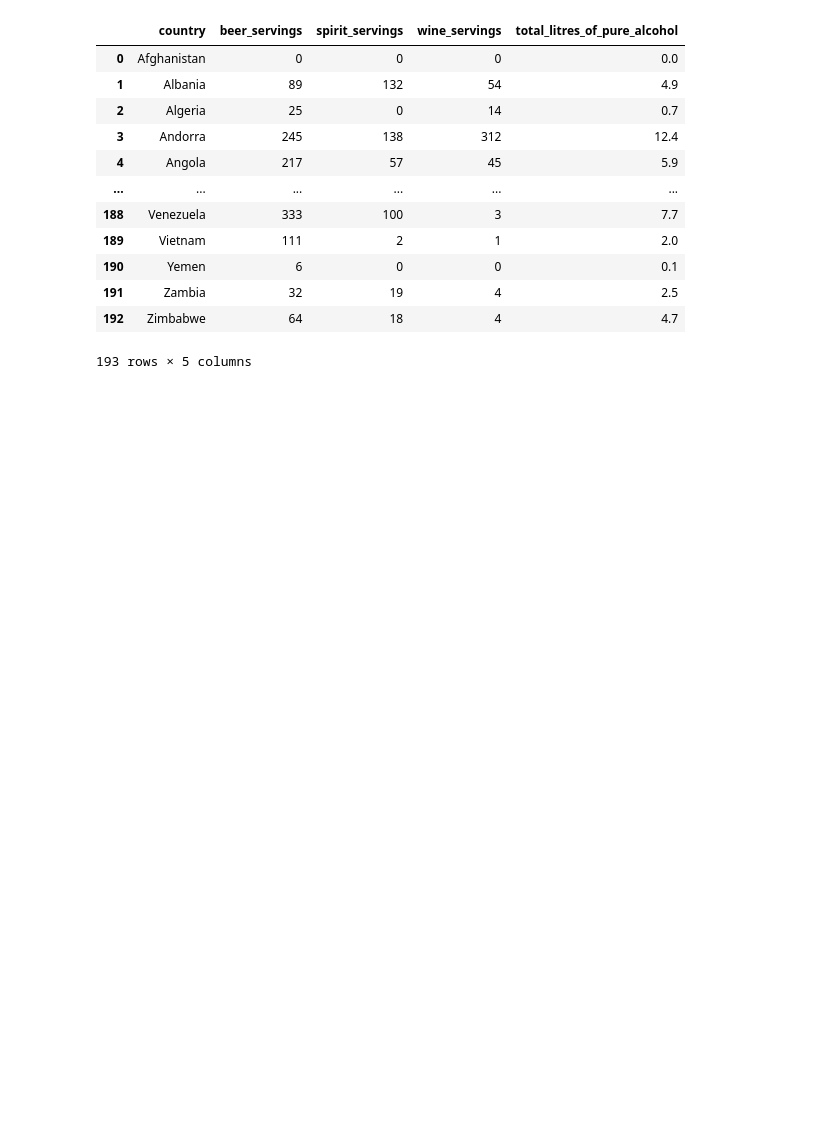
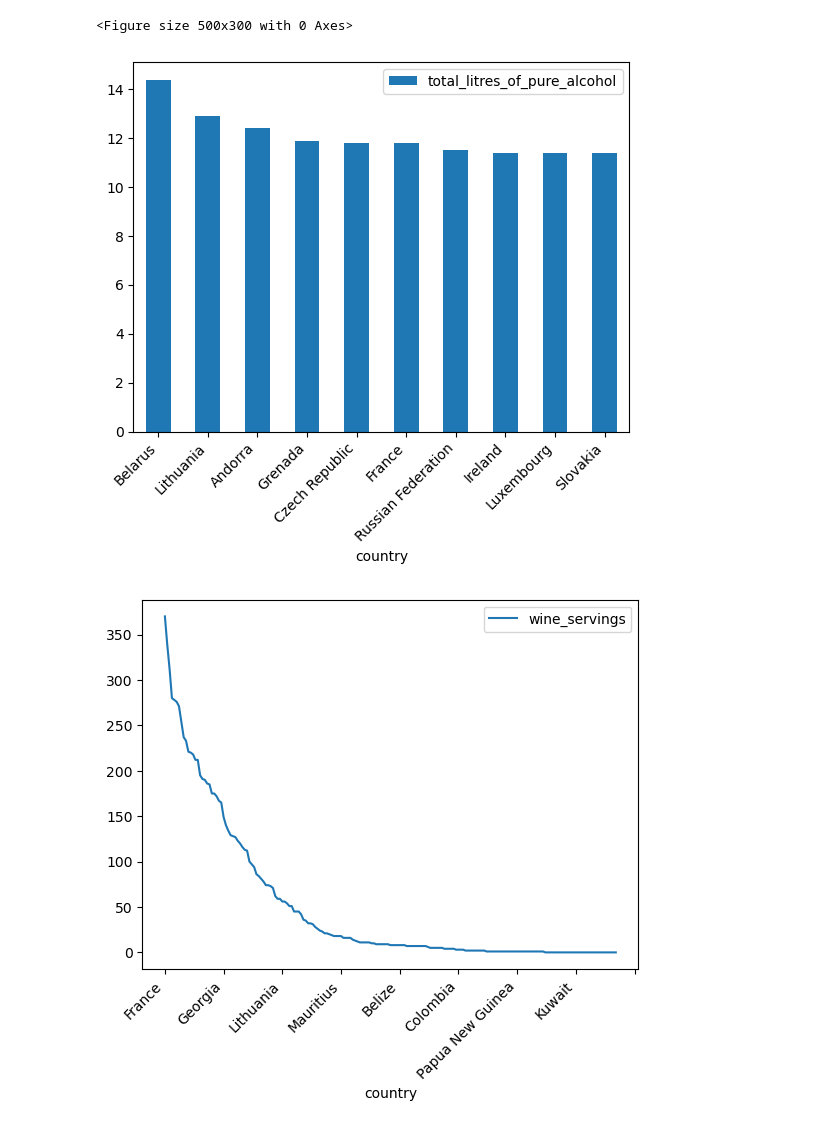
Before and after one commit to MedicMiha/ProgrammingLab, a Jupyter notebook: Secondo Modulo/esercizi3.ipynb, the cells around one changed output. Cells and saved outputs as stored; diff of their text form; code cells hidden in the pictures; blank space fills up the shorter version.

```diff
--- a/Secondo Modulo/esercizi3.ipynb
+++ b/Secondo Modulo/esercizi3.ipynb
@@ -1,22 +1,51 @@
 # %%
+
 import pandas as pd
 
 df = pd.read_csv("https://raw.githubusercontent.com/fivethirtyeight/data/master/alcohol-consumption/drinks.csv")
-df
+#df
+
+#1
+#Visualizza i primi 10 paesi ordinati per total_litres_of_pure_alcohol (dal più alto)
+primi_10 = df.nlargest(10, 'total_litres_of_pure_alcohol')[['country', 'total_litres_of_pure_alcohol']]
+#primi_10
+
+#Calcola la media del consumo di birra, vino, e distillati
+media_birra = df['beer_servings'].mean()
+media_vino = df['wine_servings'].mean()
+media_spirit = df['spirit_servings'].mean()
+#print(f"Media consumo Birra: {media_birra:.2f}")
+#print(f"Media consumo Vino: {media_vino:.2f}")
+#print(f"Media consumo Spirit: {media_spirit:.2f}")
+
+#Crea una nuova colonna alcohol_index
+df['alcohol_index'] = (df['beer_servings'] + df['wine_servings'] + df['spirit_servings']) / 3
+#print(df.head())
+
+#Trova il paese con il valore massimo di alcohol_index
+paese_massimo = df.loc[df['alcohol_index'].idxmax()]
+#print(paese_massimo)
+
+#Filtra solo i paesi che consumano più di 100 birre all’anno
+consumo_maggiore = df[df['beer_servings'] > 100][['country', 'beer_servings']].sort_values('beer_servings', ascending=False)
+#print(consumo_maggiore)
+
+#Crea un bar chart dei 10 paesi con più consumo totale (total_litres_of_pure_alcohol)
+import matplotlib.pyplot as plt
+top_10 = df.nlargest(10, 'total_litres_of_pure_alcohol')
+plt.figure(figsize=(5,3))
+top_10.plot(x='country', y='total_litres_of_pure_alcohol', kind='bar')
+plt.xticks(rotation=45, ha='right')
+plt.show()
+#Crea un line plot con wine_servings ordinato per paese (usa sort_values)
+ordinati_vino = df.sort_values('wine_servings', ascending=False)
+ordinati_vino.plot(x='country', y='wine_servings', kind='line')
+plt.xticks(rotation=45, ha='right')
+plt.show()
 # %% [output]
-|  | country | beer_servings | spirit_servings | wine_servings | total_litres_of_pure_alcohol |
-| 0 | Afghanistan | 0 | 0 | 0 | 0.0 |
-| 1 | Albania | 89 | 132 | 54 | 4.9 |
-| 2 | Algeria | 25 | 0 | 14 | 0.7 |
-| 3 | Andorra | 245 | 138 | 312 | 12.4 |
-| 4 | Angola | 217 | 57 | 45 | 5.9 |
-| ... | ... | ... | ... | ... | ... |
-| 188 | Venezuela | 333 | 100 | 3 | 7.7 |
-| 189 | Vietnam | 111 | 2 | 1 | 2.0 |
-| 190 | Yemen | 6 | 0 | 0 | 0.1 |
-| 191 | Zambia | 32 | 19 | 4 | 2.5 |
-| 192 | Zimbabwe | 64 | 18 | 4 | 4.7 |
-193 rows × 5 columns
+<Figure size 500x300 with 0 Axes>
+[figure, added]
+[figure, added]
 # %%
 import pandas as pd
 from datasets import load_dataset
```
Also changed, not shown: parts of 2 cells of this notebook, 2 other files.
